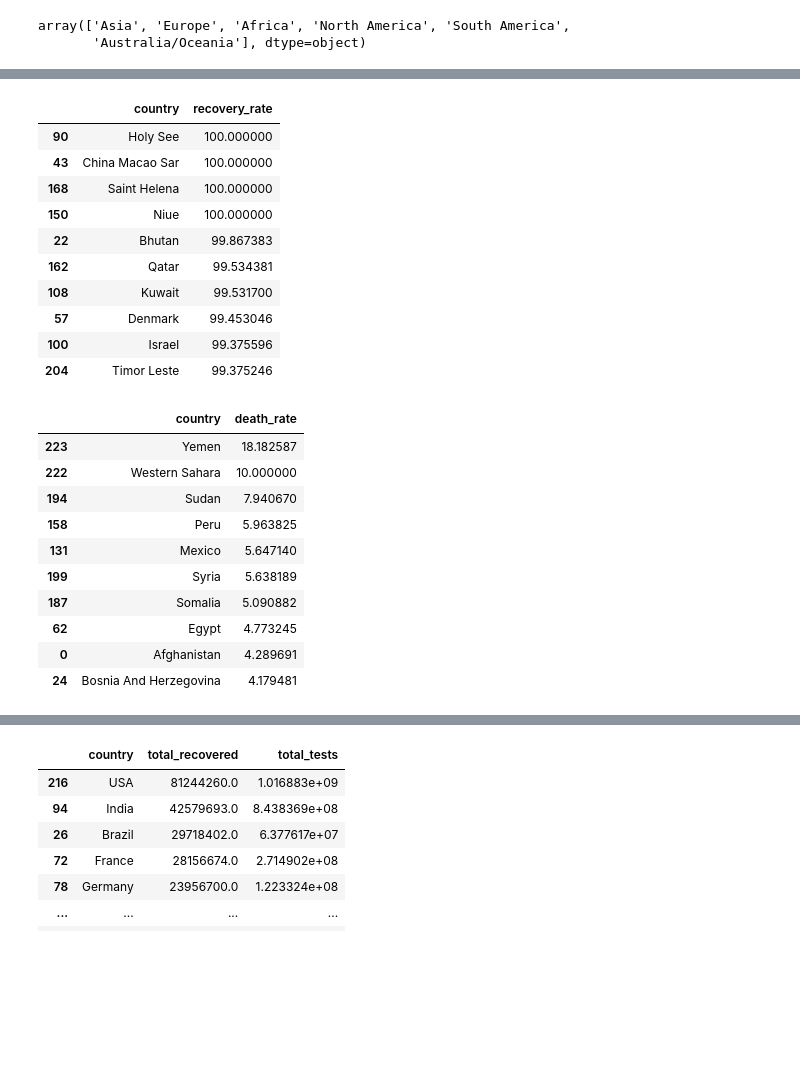
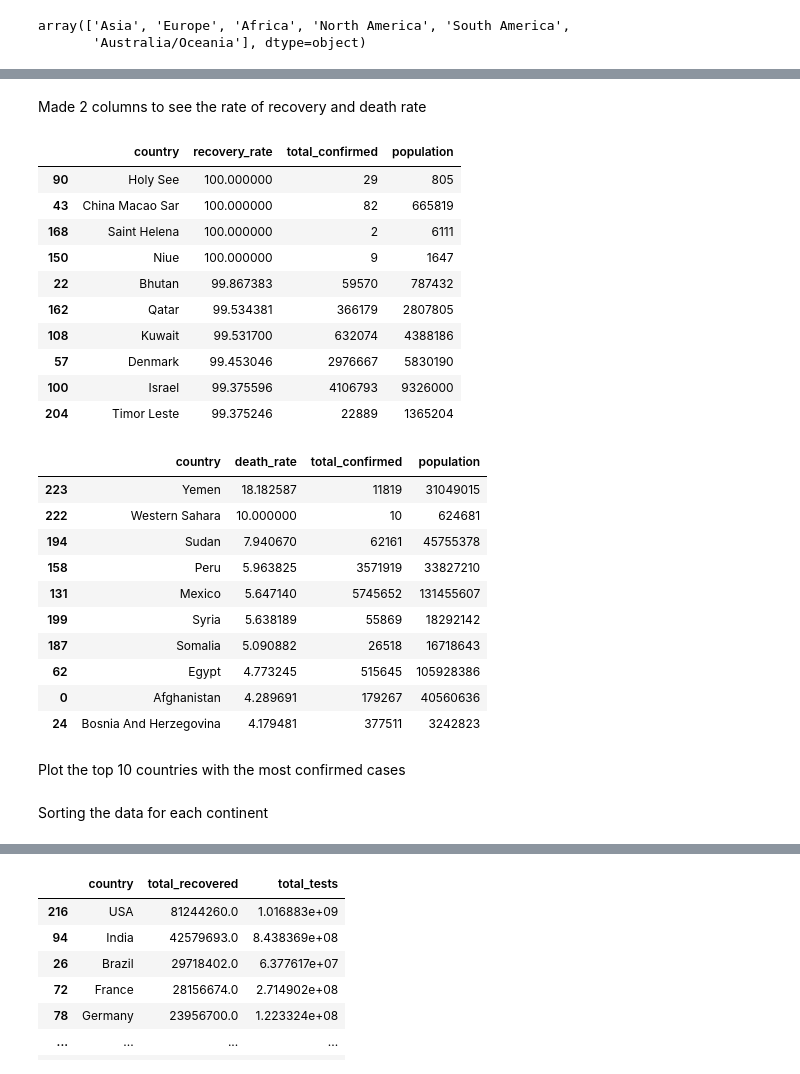
Before and after one commit to Alexander040105/ids-group-case-study, a Jupyter notebook: midterm_act1/midterm_act1.ipynb, the cells around one changed output, grey strips where cells are left out. Cells and saved outputs as stored; diff of their text form; code cells hidden in the pictures; blank space fills up the shorter version.

```diff
--- a/midterm_act1/midterm_act1.ipynb
+++ b/midterm_act1/midterm_act1.ipynb
@@ -100,37 +102,41 @@ summary_data_df_copy[summary_data_df_copy['continent'] == 'Asia']
 | 217 | Uzbekistan | Asia | 238802 | 1637.0 | 236974.0 | 191.0 | 23.0 | ... |
 | 220 | Viet Nam | Asia | 10696630 | 43065.0 | 9355040.0 | 1298525.0 | 340.0 | ... |
 | 223 | Yemen | Asia | 11819 | 2149.0 | 9009.0 | 661.0 | 23.0 | ... |
+# %% [markdown]
+Made 2 columns to see the rate of recovery and death rate
 # %%
 summary_data_df_copy['recovery_rate'] = summary_data_df_copy['total_recovered'] / summary_data_df_copy['total_confirmed'] * 100
 summary_data_df_copy['death_rate'] = summary_data_df_copy['total_deaths'] / summary_data_df_copy['total_confirmed'] * 100
 # %%
-summary_data_df_copy[['country','recovery_rate']].sort_values(by='recovery_rate', ascending=False).head(10)
+summary_data_df_copy[['country','recovery_rate', 'total_confirmed', 'population']].sort_values(by='recovery_rate', ascending=False).head(10)
 # %% [output]
-|  | country | recovery_rate |
-| 90 | Holy See | 100.000000 |
-| 43 | China Macao Sar | 100.000000 |
-| 168 | Saint Helena | 100.000000 |
-| 150 | Niue | 100.000000 |
-| 22 | Bhutan | 99.867383 |
-| 162 | Qatar | 99.534381 |
-| 108 | Kuwait | 99.531700 |
-| 57 | Denmark | 99.453046 |
-| 100 | Israel | 99.375596 |
-| 204 | Timor Leste | 99.375246 |
+|  | country | recovery_rate | total_confirmed | population |
+| 90 | Holy See | 100.000000 | 29 | 805 |
+| 43 | China Macao Sar | 100.000000 | 82 | 665819 |
+| 168 | Saint Helena | 100.000000 | 2 | 6111 |
+| 150 | Niue | 100.000000 | 9 | 1647 |
+| 22 | Bhutan | 99.867383 | 59570 | 787432 |
+| 162 | Qatar | 99.534381 | 366179 | 2807805 |
+| 108 | Kuwait | 99.531700 | 632074 | 4388186 |
+| 57 | Denmark | 99.453046 | 2976667 | 5830190 |
+| 100 | Israel | 99.375596 | 4106793 | 9326000 |
+| 204 | Timor Leste | 99.375246 | 22889 | 1365204 |
 # %%
-summary_data_df_copy[['country','death_rate']].sort_values(by='death_rate', ascending=False).head(10)
+summary_data_df_copy[['country','death_rate', 'total_confirmed', 'population']].sort_values(by='death_rate', ascending=False).head(10)
 # %% [output]
-|  | country | death_rate |
-| 223 | Yemen | 18.182587 |
-| 222 | Western Sahara | 10.000000 |
-| 194 | Sudan | 7.940670 |
-| 158 | Peru | 5.963825 |
-| 131 | Mexico | 5.647140 |
-| 199 | Syria | 5.638189 |
-| 187 | Somalia | 5.090882 |
-| 62 | Egypt | 4.773245 |
-| 0 | Afghanistan | 4.289691 |
-| 24 | Bosnia And Herzegovina | 4.179481 |
+|  | country | death_rate | total_confirmed | population |
+| 223 | Yemen | 18.182587 | 11819 | 31049015 |
+| 222 | Western Sahara | 10.000000 | 10 | 624681 |
+| 194 | Sudan | 7.940670 | 62161 | 45755378 |
+| 158 | Peru | 5.963825 | 3571919 | 33827210 |
+| 131 | Mexico | 5.647140 | 5745652 | 131455607 |
+| 199 | Syria | 5.638189 | 55869 | 18292142 |
+| 187 | Somalia | 5.090882 | 26518 | 16718643 |
+| 62 | Egypt | 4.773245 | 515645 | 105928386 |
+| 0 | Afghanistan | 4.289691 | 179267 | 40560636 |
+| 24 | Bosnia And Herzegovina | 4.179481 | 377511 | 3242823 |
+# %% [markdown]
+Plot the top 10 countries with the most confirmed cases
 # %%
 sorted_all = summary_data_df_copy.sort_values(by='total_confirmed', ascending=False)
 
@@ -143,6 +149,8 @@ fig = px.bar(
 )
 
 fig.show()
+# %% [markdown]
+Sorting the data for each continent
 # %%
 # array(['Asia', 'Europe', 'Africa', 'North America', 'South America',
 #        'Australia/Oceania'], dtype=object)
```
Also changed, not shown: parts of 3 cells of this notebook.
